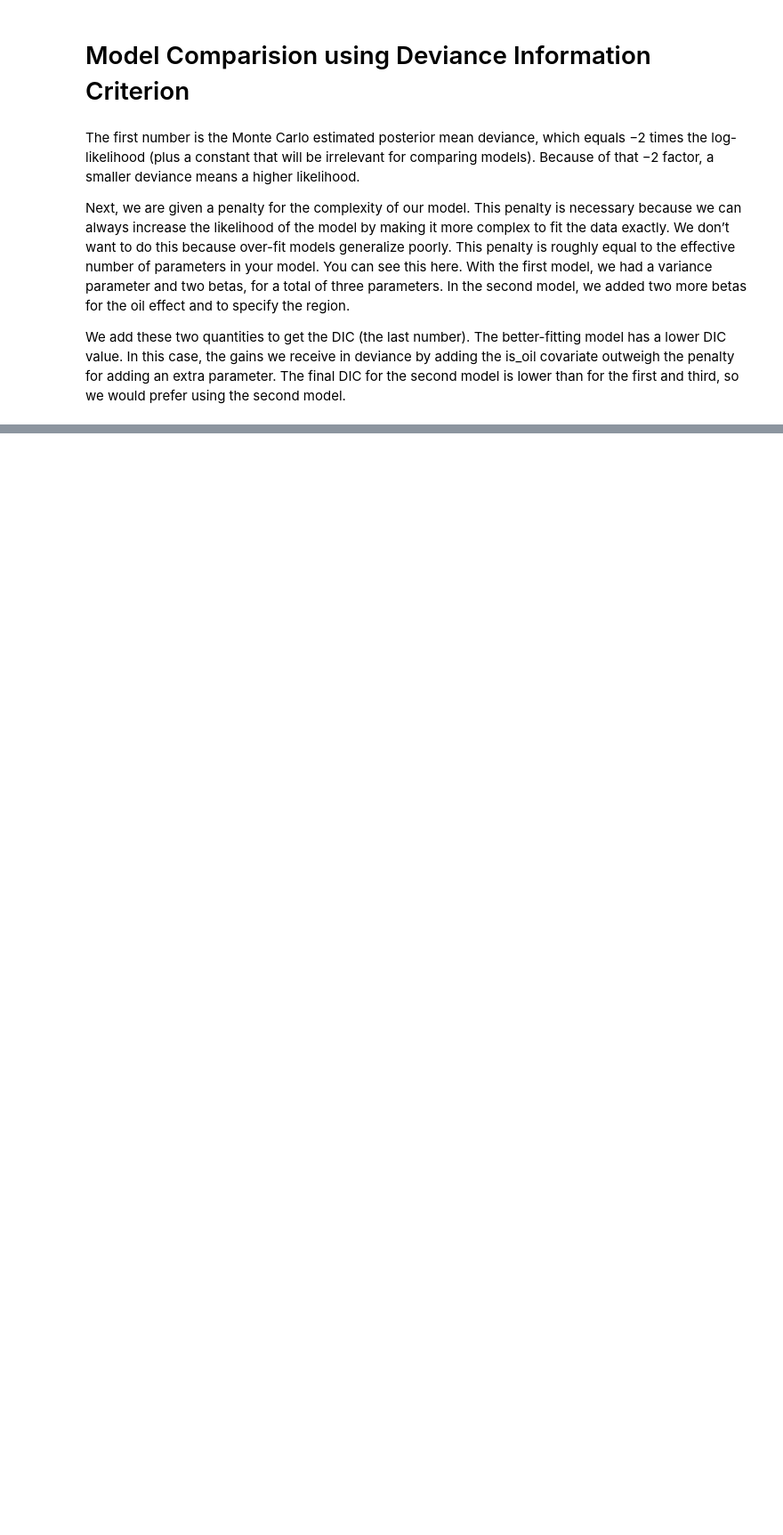
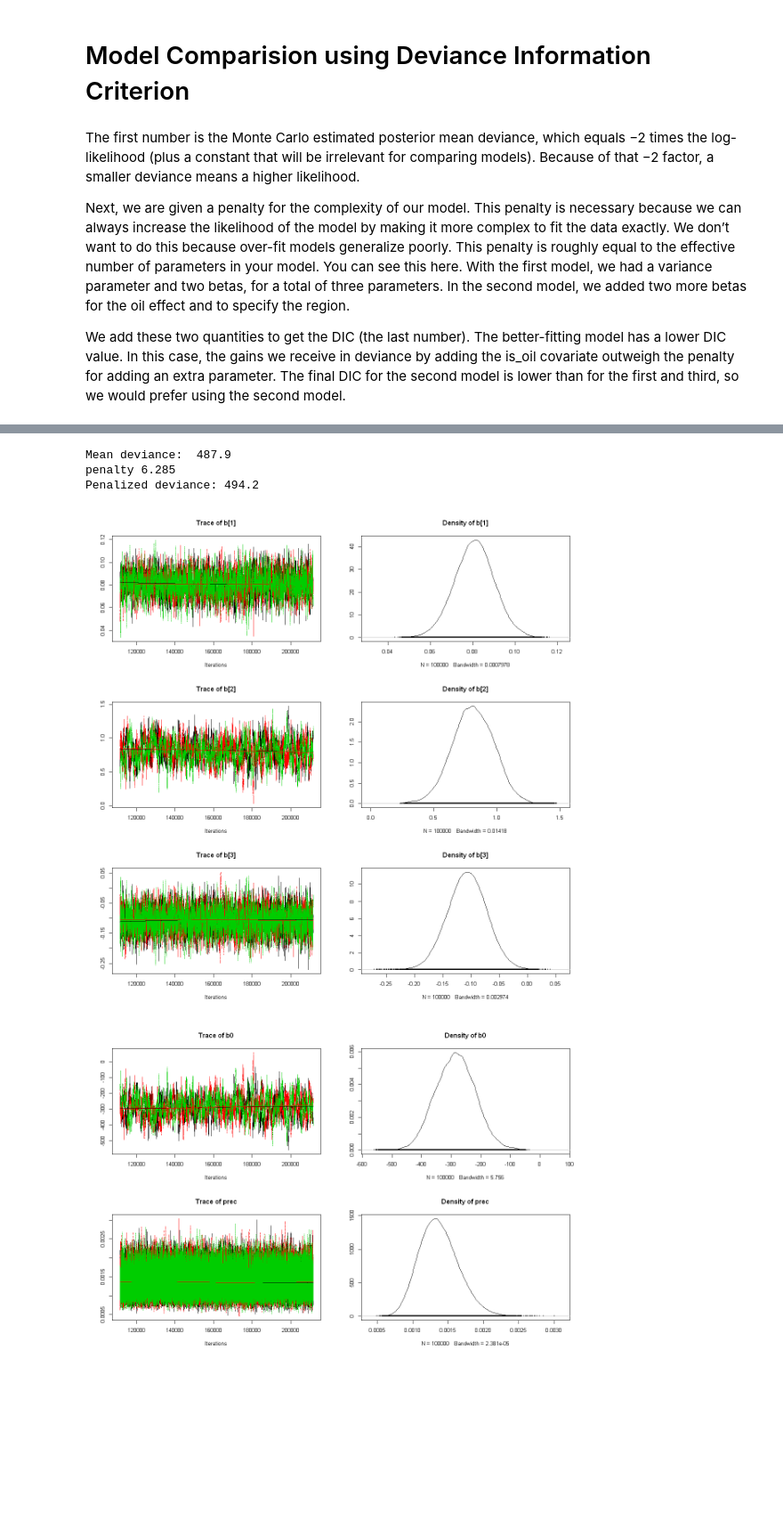
Before and after one commit to itsayushthada/Bayesian-Statistics, a Jupyter notebook: Linear Regression.ipynb, the cells around one changed output, grey strips where cells are left out. Shown at 89% size. Saved outputs shown, nothing was run; the diff lists cells and outputs as text; code cells hidden in the pictures; blank space fills up the shorter version.

```diff
--- a/Linear Regression.ipynb
+++ b/Linear Regression.ipynb
@@ -771,0 +922,4 @@ Penalized deviance: 233.9
+# %%
+update(mod_10, 1500)
+update(mod_11, 1500)
+update(mod_12, 1500)
@@ -771,0 +938,6 @@ Penalized deviance: 233.9
+# %%
+dic.samples(mod_12, 1e5)
+# %% [output]
+Mean deviance:  487.9
+penalty 6.285
+Penalized deviance: 494.2
@@ -771,0 +946,14 @@ Penalized deviance: 233.9
+# %%
+params_10 = c("b0", "b", "prec")
+# %%
+#Monte Carlo Sampling
+
+mod_10_sim = coda.samples(model = mod_10, variable.names = params_10, n.iter = 1e5)
+# %%
+# Visualization to see behaviour pf the chains.
+options(repr.plot.width=10, repr.plot.height=10)
+
+plot(mod_10_sim)
+# %% [output]
+[figure, added]
+[figure, added]
```
Also changed, not shown: parts of 32 cells of this notebook.
